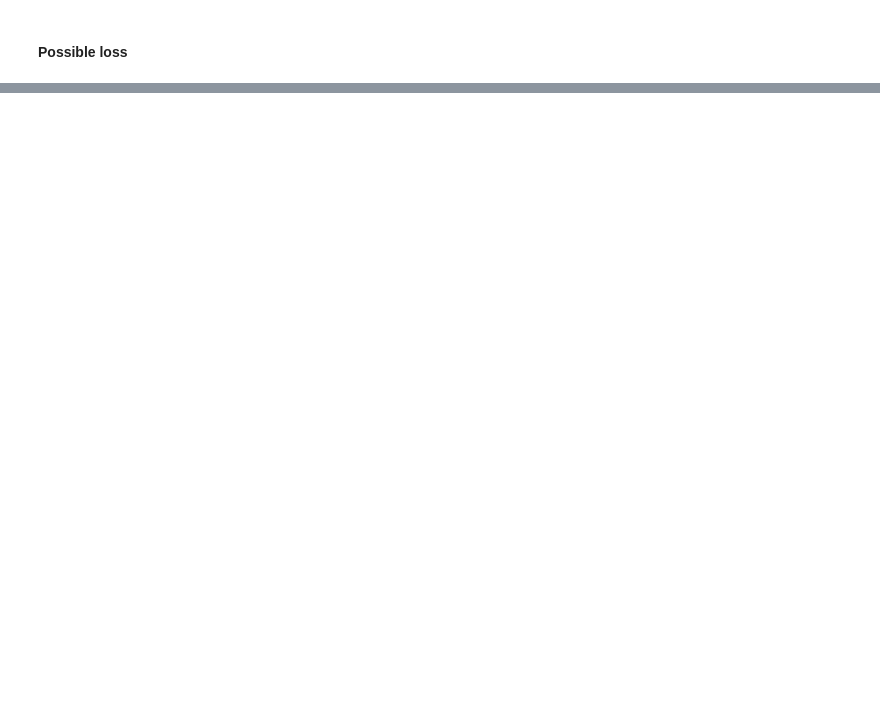
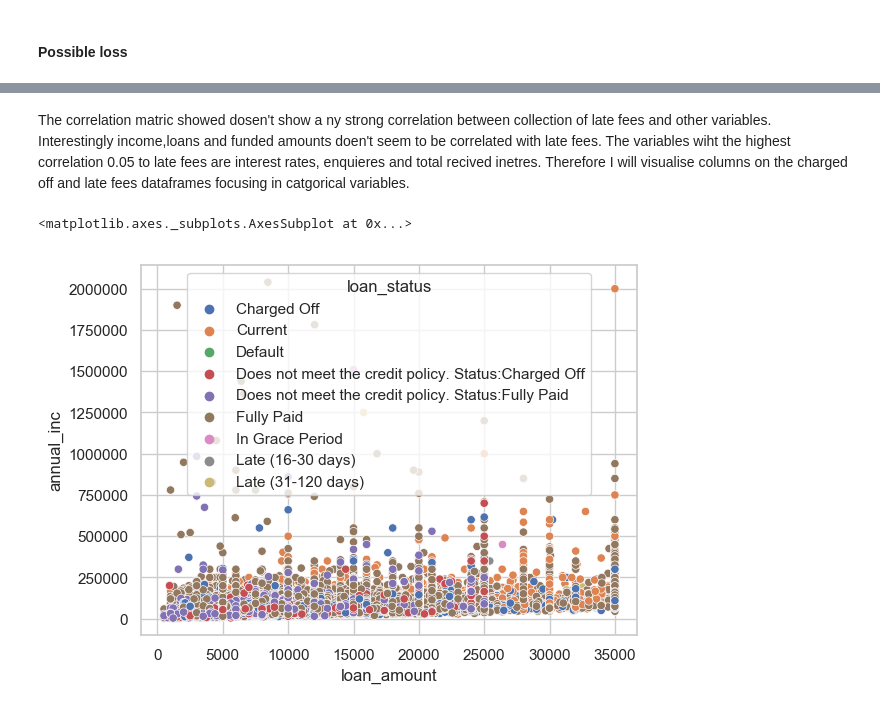
Before and after one commit to ChristianDaza/EDA_finance, a Jupyter notebook: SRC/Analysis.ipynb, the cells around one changed output, grey strips where cells are left out. Cells and saved outputs as stored; diff of their text form; code cells hidden in the pictures; blank space fills up the shorter version.

```diff
--- a/SRC/Analysis.ipynb
+++ b/SRC/Analysis.ipynb
@@ -316,0 +352,10 @@ barplot, count plo
+# %% [markdown]
+The correlation matric showed dosen't show a ny strong correlation between collection of late fees and other variables. Interestingly income,loans and funded amounts doen't seem to be correlated with late fees. The variables wiht the highest correlation 0.05 to late fees are interest rates, enquieres and total recived inetres. Therefore I will visualise columns on the charged off and late fees dataframes focusing in catgorical variables.
+# %%
+sns.scatterplot(x="loan_amount",
+                    y="annual_inc",
+                    data=df,
+                    hue="loan_status")
+# %% [output]
+<matplotlib.axes._subplots.AxesSubplot at 0x...>
+[figure, added]
```
Also changed, not shown: parts of 10 cells of this notebook.
